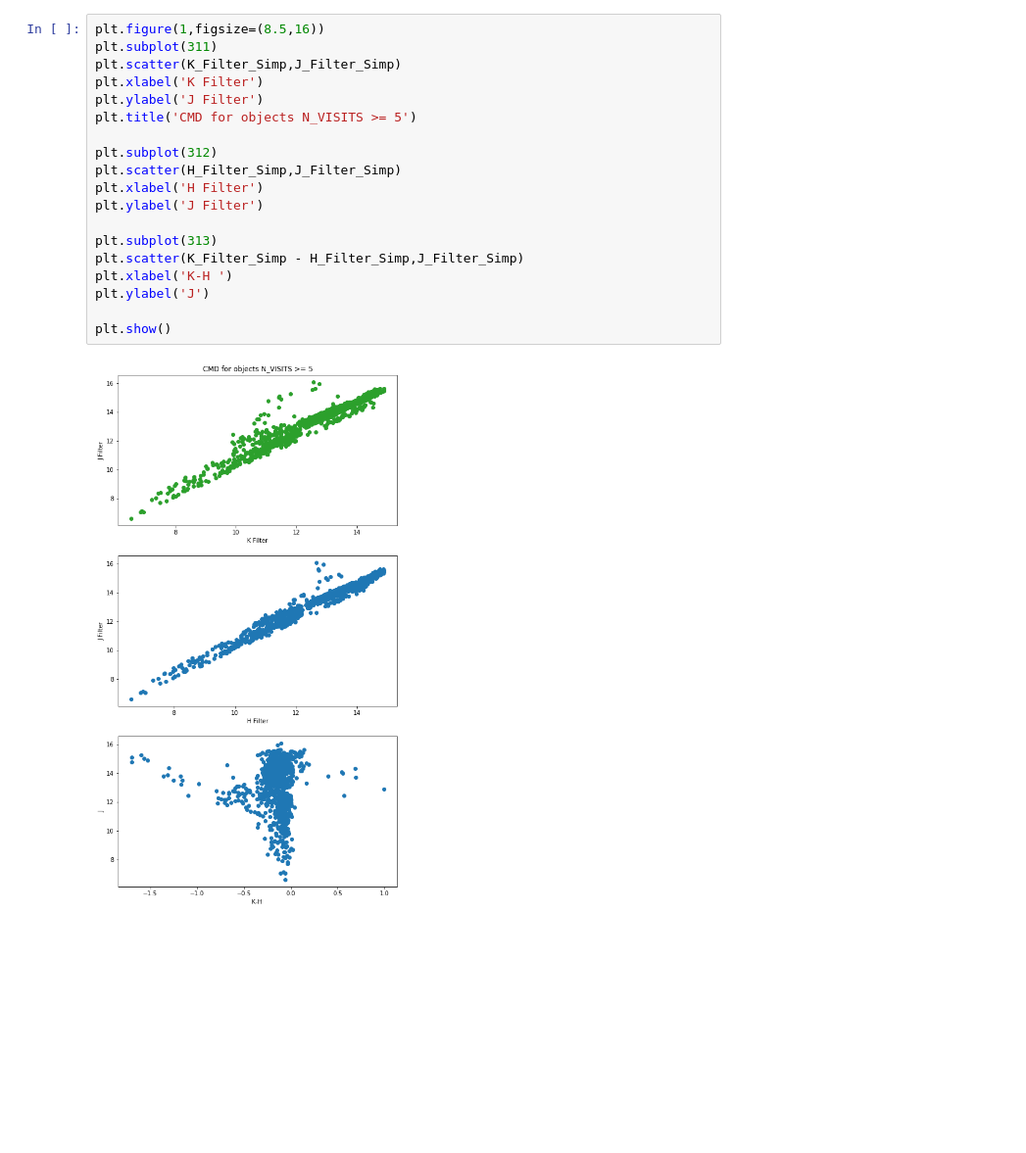
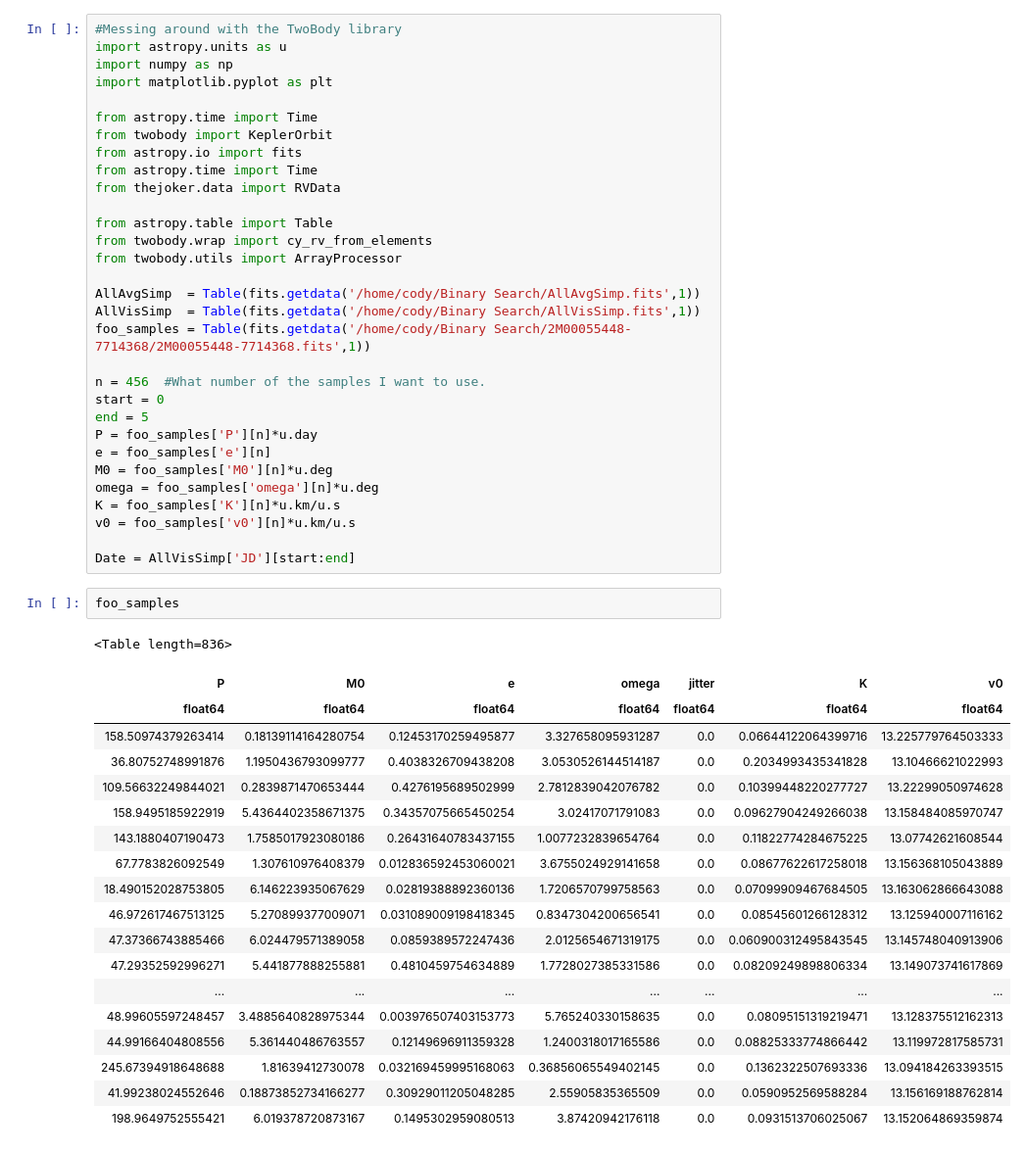
Before and after one commit to CodyDBrown/Binary-Search, a Jupyter notebook: Untitled.ipynb, the cells around one changed output. Shown: that part at 98% size. Cells and saved outputs as stored; diff of their text form; blank space fills up the shorter version.

```diff
--- a/Untitled.ipynb
+++ b/Untitled.ipynb
@@ -164,21 +1,53 @@ for h in range(len(H_Filter_Simp)):
-# %%
-plt.figure(1,figsize=(8.5,16))
-plt.subplot(311)
-plt.scatter(K_Filter_Simp,J_Filter_Simp)
-plt.xlabel('K Filter')
-plt.ylabel('J Filter')
-plt.title('CMD for objects N_VISITS >= 5')
-
-plt.subplot(312)
-plt.scatter(H_Filter_Simp,J_Filter_Simp)
-plt.xlabel('H Filter')
-plt.ylabel('J Filter')
-
-plt.subplot(313)
-plt.scatter(K_Filter_Simp - H_Filter_Simp,J_Filter_Simp)
-plt.xlabel('K-H ')
-plt.ylabel('J')
-
-plt.show()
-# %% [output]
-[figure, removed]
+# %%
+#Messing around with the TwoBody library
+import astropy.units as u
+import numpy as np
+import matplotlib.pyplot as plt
+
+from astropy.time import Time
+from twobody import KeplerOrbit
+from astropy.io import fits
+from astropy.time import Time
+from thejoker.data import RVData
+
+from astropy.table import Table
+from twobody.wrap import cy_rv_from_elements
+from twobody.utils import ArrayProcessor
+
+AllAvgSimp  = Table(fits.getdata('/home/cody/Binary Search/AllAvgSimp.fits',1))
+AllVisSimp  = Table(fits.getdata('/home/cody/Binary Search/AllVisSimp.fits',1))
+foo_samples = Table(fits.getdata('/home/cody/Binary Search/2M00055448-7714368/2M00055448-7714368.fits',1))
+
+n = 456  #What number of the samples I want to use.
+start = 0
+end = 5
+P = foo_samples['P'][n]*u.day
+e = foo_samples['e'][n]
+M0 = foo_samples['M0'][n]*u.deg
+omega = foo_samples['omega'][n]*u.deg
+K = foo_samples['K'][n]*u.km/u.s
+v0 = foo_samples['v0'][n]*u.km/u.s
+
+Date = AllVisSimp['JD'][start:end]
+# %%
+foo_samples
+# %% [output]
+<Table length=836>
+| P | M0 | e | omega | jitter | K | v0 |
+| float64 | float64 | float64 | float64 | float64 | float64 | float64 |
+| 158.50974379263414 | 0.18139114164280754 | 0.12453170259495877 | 3.327658095931287 | 0.0 | 0.06644122064399716 | 13.225779764503333 |
+| 36.80752748991876 | 1.1950436793099777 | 0.4038326709438208 | 3.0530526144514187 | 0.0 | 0.2034993435341828 | 13.10466621022993 |
+| 109.56632249844021 | 0.2839871470653444 | 0.4276195689502999 | 2.7812839042076782 | 0.0 | 0.10399448220277727 | 13.22299050974628 |
+| 158.9495185922919 | 5.4364402358671375 | 0.34357075665450254 | 3.02417071791083 | 0.0 | 0.09627904249266038 | 13.158484085970747 |
+| 143.1880407190473 | 1.7585017923080186 | 0.26431640783437155 | 1.0077232839654764 | 0.0 | 0.11822774284675225 | 13.07742621608544 |
+| 67.7783826092549 | 1.307610976408379 | 0.012836592453060021 | 3.6755024929141658 | 0.0 | 0.08677622617258018 | 13.156368105043889 |
+| 18.490152028753805 | 6.146223935067629 | 0.02819388892360136 | 1.7206570799758563 | 0.0 | 0.07099909467684505 | 13.163062866643088 |
+| 46.972617467513125 | 5.270899377009071 | 0.031089009198418345 | 0.8347304200656541 | 0.0 | 0.08545601266128312 | 13.125940007116162 |
+| 47.37366743885466 | 6.024479571389058 | 0.0859389572247436 | 2.0125654671319175 | 0.0 | 0.060900312495843545 | 13.145748040913906 |
+| 47.29352592996271 | 5.441877888255881 | 0.4810459754634889 | 1.7728027385331586 | 0.0 | 0.08209249898806334 | 13.149073741617869 |
+| ... | ... | ... | ... | ... | ... | ... |
+| 48.99605597248457 | 3.4885640828975344 | 0.003976507403153773 | 5.765240330158635 | 0.0 | 0.08095151319219471 | 13.128375512162313 |
+| 44.99166404808556 | 5.361440486763557 | 0.12149696911359328 | 1.2400318017165586 | 0.0 | 0.08825333774866442 | 13.119972817585731 |
+| 245.67394918648688 | 1.81639412730078 | 0.032169459995168063 | 0.36856065549402145 | 0.0 | 0.1362322507693336 | 13.094184263393515 |
+| 41.99238024552646 | 0.18873852734166277 | 0.30929011205048285 | 2.55905835365509 | 0.0 | 0.0590952569588284 | 13.156169188762814 |
+| 198.9649752555421 | 6.019378720873167 | 0.1495302959080513 | 3.87420942176118 | 0.0 | 0.0931513706025067 | 13.152064869359874 |
```
Also changed, not shown: parts of 29 cells of this notebook, 6 other files.
